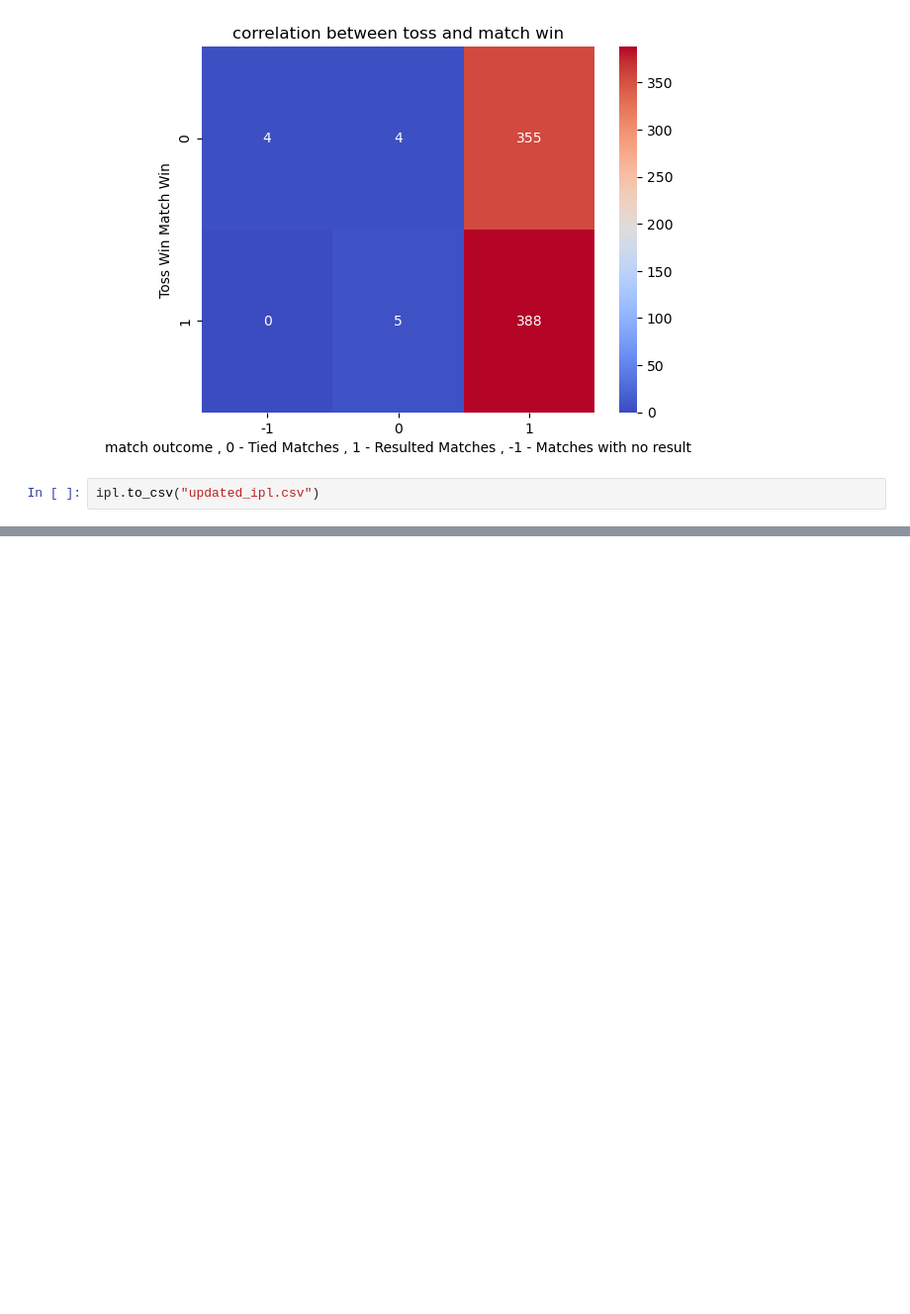
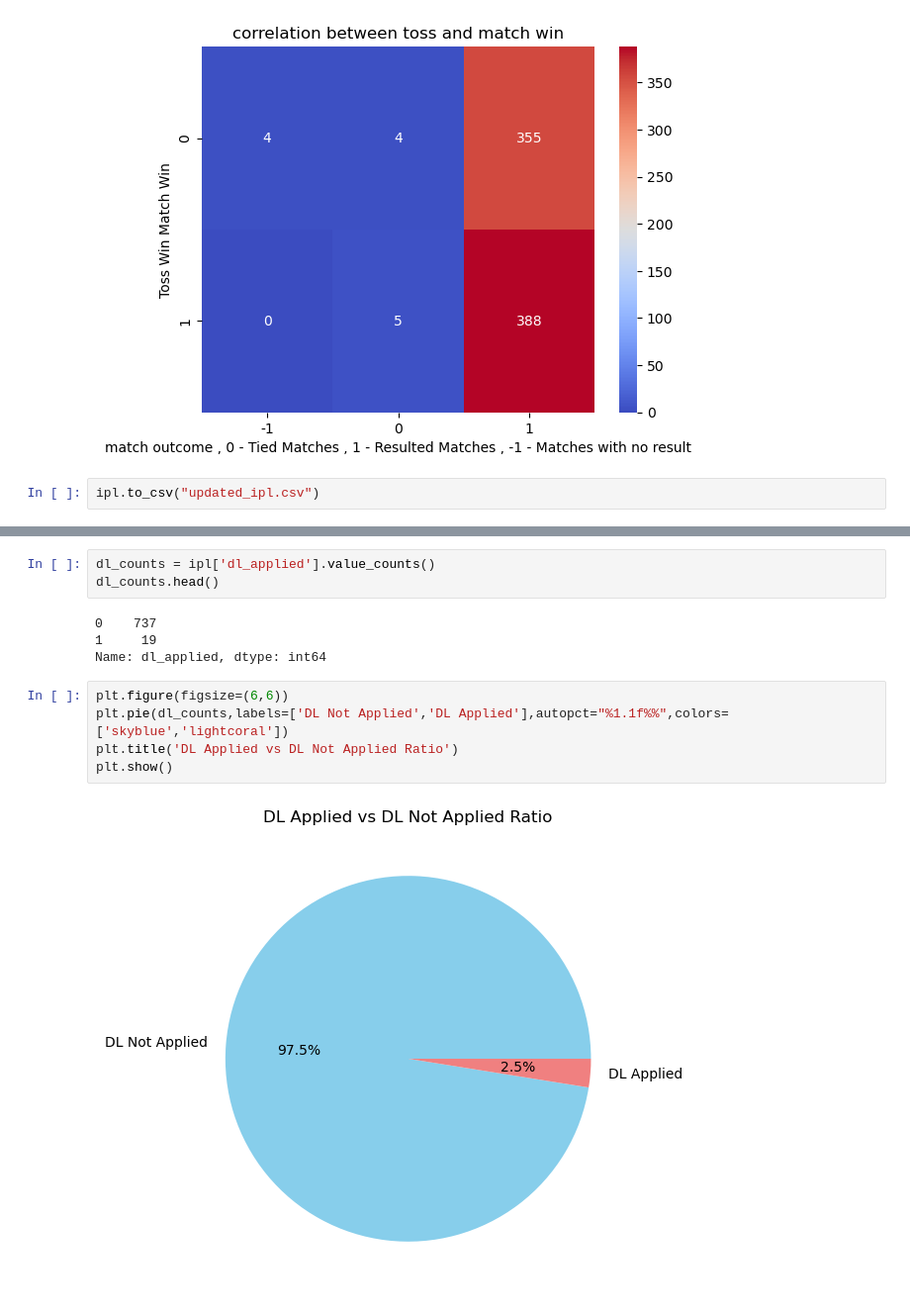
Before and after one commit to Spap123/DIG-Classes, a Jupyter notebook: 25th Feb Batch/Class_24.09.2023_IPL_Project.ipynb, the cells around one changed output, grey strips where cells are left out. Shown at 99% size. Drawn from its saved outputs; the diff is of its cells as text; blank space fills up the shorter version.

```diff
--- a/25th Feb Batch/Class_24.09.2023_IPL_Project.ipynb
+++ b/25th Feb Batch/Class_24.09.2023_IPL_Project.ipynb
@@ -136,0 +191,14 @@ ipl.to_csv("updated_ipl.csv")
+# %%
+dl_counts = ipl['dl_applied'].value_counts()
+dl_counts.head()
+# %% [output]
+0    737
+1     19
+Name: dl_applied, dtype: int64
+# %%
+plt.figure(figsize=(6,6))
+plt.pie(dl_counts,labels=['DL Not Applied','DL Applied'],autopct="%1.1f%%",colors=['skyblue','lightcoral'])
+plt.title('DL Applied vs DL Not Applied Ratio')
+plt.show()
+# %% [output]
+[figure, added]
```
Also changed, not shown: parts of 7 cells of this notebook.
